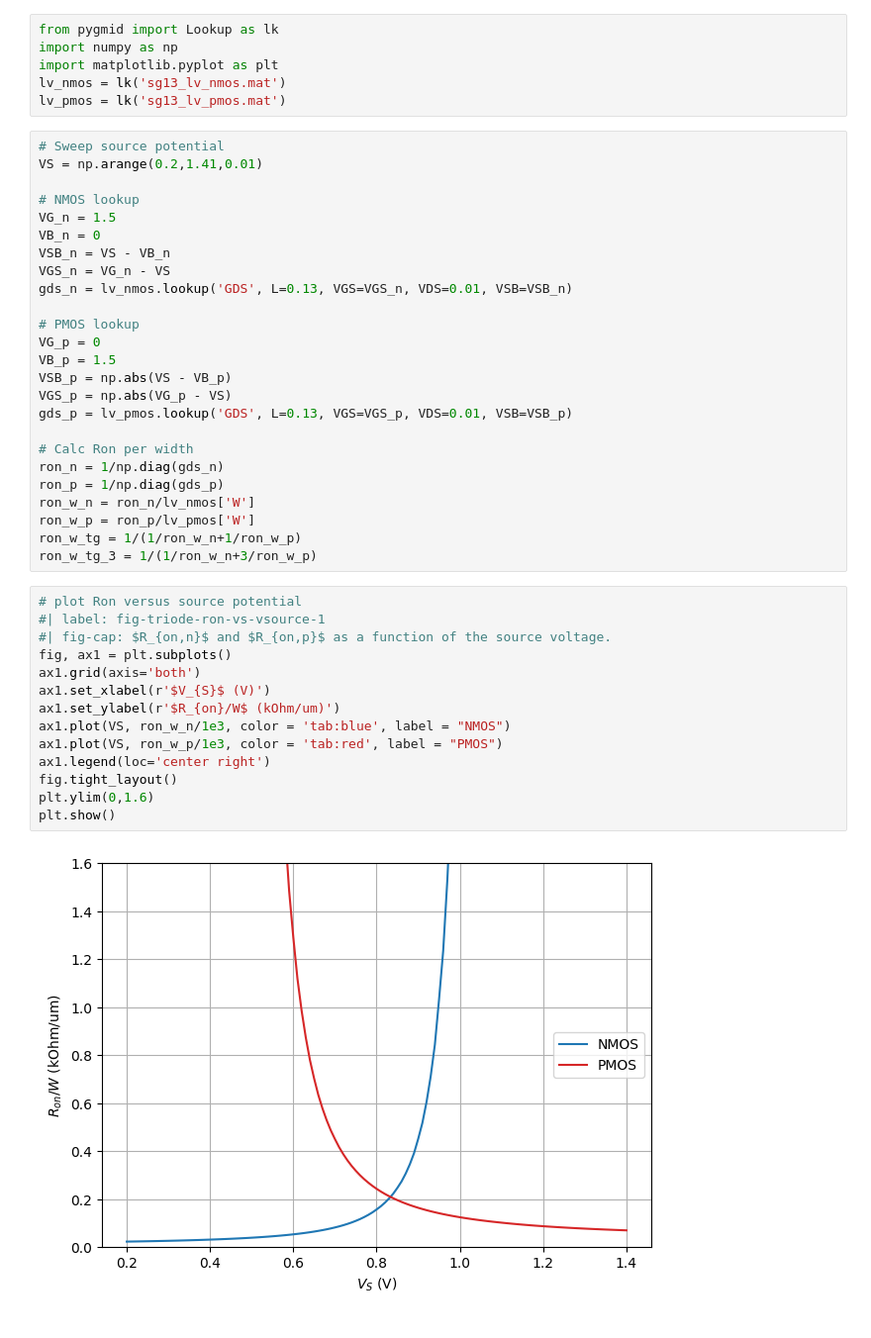
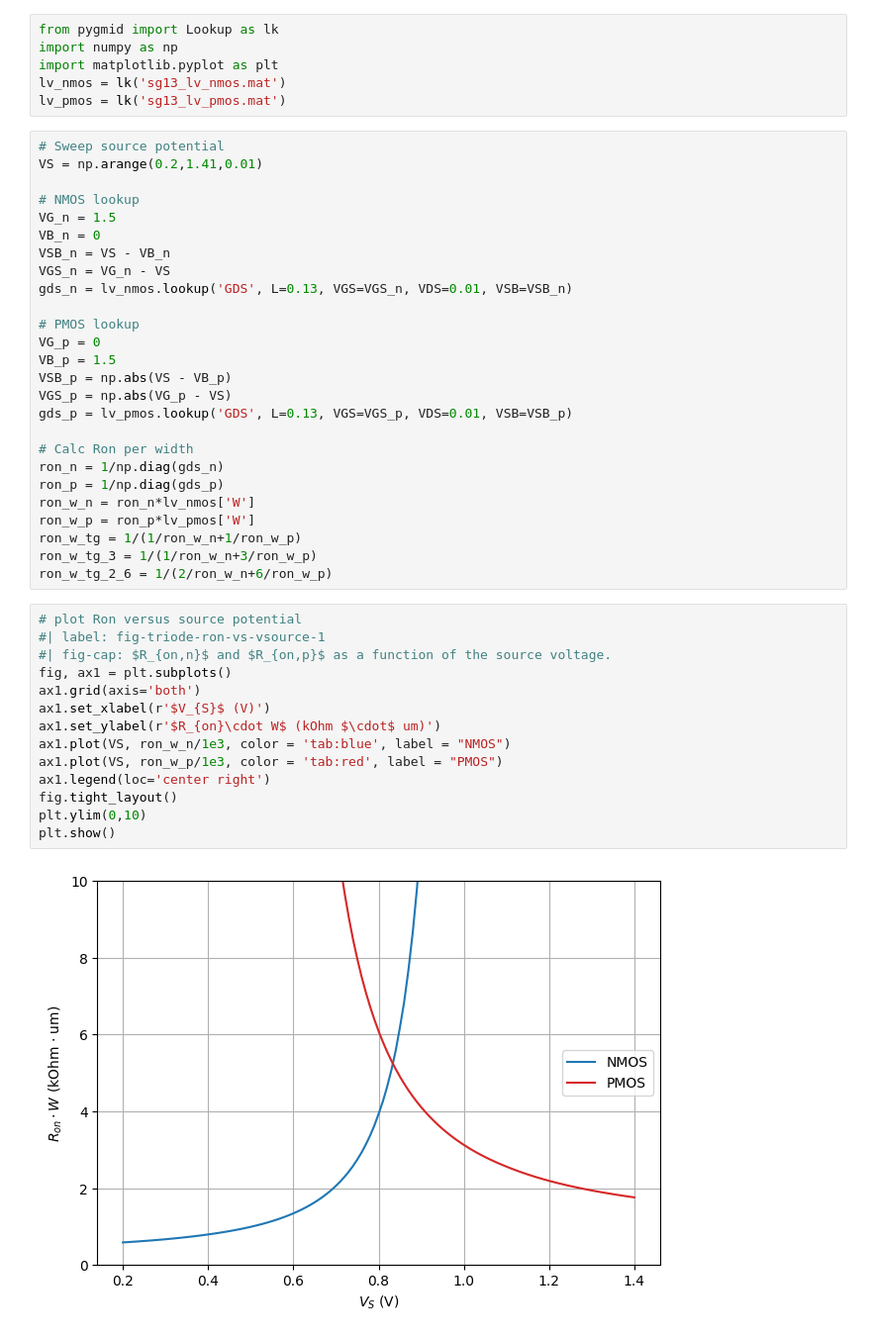
Before and after one commit to iic-jku/analog-circuit-design, a Jupyter notebook: sizing/sg13_plots_triode.ipynb, the cells around one changed output. Shown at 99% size. Cells and saved outputs as stored; diff of their text form.

Commit message:
sizing/sg13_plots_triode.ipynb: fix Ron units to ohm*um, add FoM=Ron*Coff plot

```diff
--- a/sizing/sg13_plots_triode.ipynb
+++ b/sizing/sg13_plots_triode.ipynb
@@ -34,26 +34,27 @@ gds_p = lv_pmos.lookup('GDS', L=0.13, VGS=VGS_p, VDS=0.01, VSB=VSB_p)
 # Calc Ron per width
 ron_n = 1/np.diag(gds_n)
 ron_p = 1/np.diag(gds_p)
-ron_w_n = ron_n/lv_nmos['W']
-ron_w_p = ron_p/lv_pmos['W']
+ron_w_n = ron_n*lv_nmos['W']
+ron_w_p = ron_p*lv_pmos['W']
 ron_w_tg = 1/(1/ron_w_n+1/ron_w_p)
 ron_w_tg_3 = 1/(1/ron_w_n+3/ron_w_p)
+ron_w_tg_2_6 = 1/(2/ron_w_n+6/ron_w_p)
 # %%
 # plot Ron versus source potential
 #| label: fig-triode-ron-vs-vsource-1
 #| fig-cap: $R_{on,n}$ and $R_{on,p}$ as a function of the source voltage.
 fig, ax1 = plt.subplots()
 ax1.grid(axis='both')
 ax1.set_xlabel(r'$V_{S}$ (V)')
-ax1.set_ylabel(r'$R_{on}/W$ (kOhm/um)')
+ax1.set_ylabel(r'$R_{on}\cdot W$ (kOhm $\cdot$ um)')
 ax1.plot(VS, ron_w_n/1e3, color = 'tab:blue', label = "NMOS")
 ax1.plot(VS, ron_w_p/1e3, color = 'tab:red', label = "PMOS")
 ax1.legend(loc='center right')
 fig.tight_layout()
-plt.ylim(0,1.6)
+plt.ylim(0,10)
 plt.show()
 # %% [output]
-[figure, old version]
+[figure, new version]
 # %%
 # plot Ron versus source potential
 #| label: fig-triode-ron-vs-vsource-2
```
Also changed, not shown: parts of 4 cells of this notebook.
